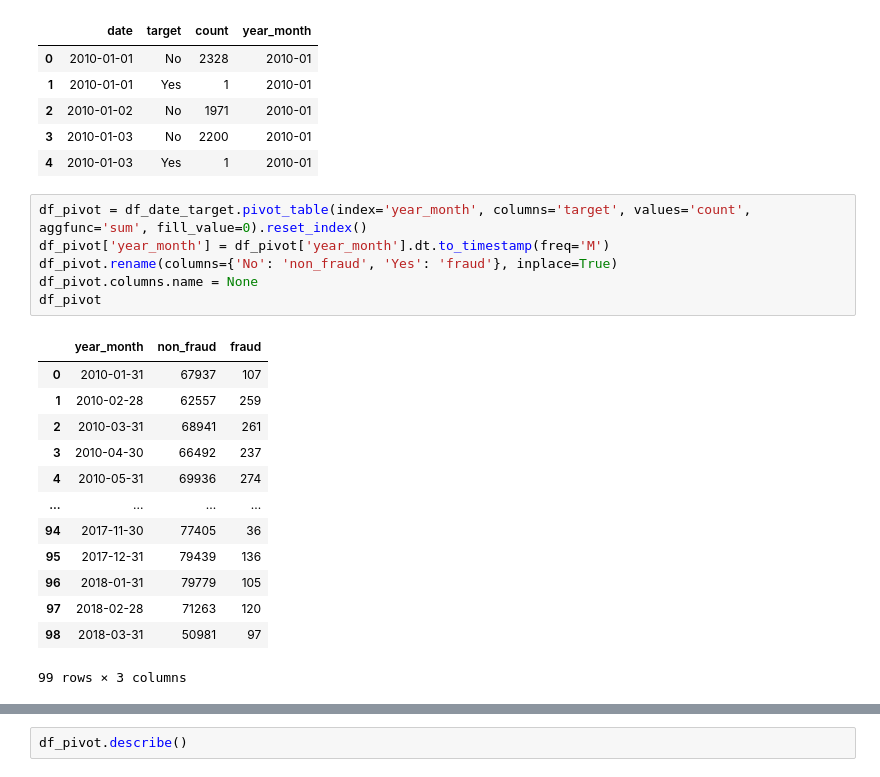
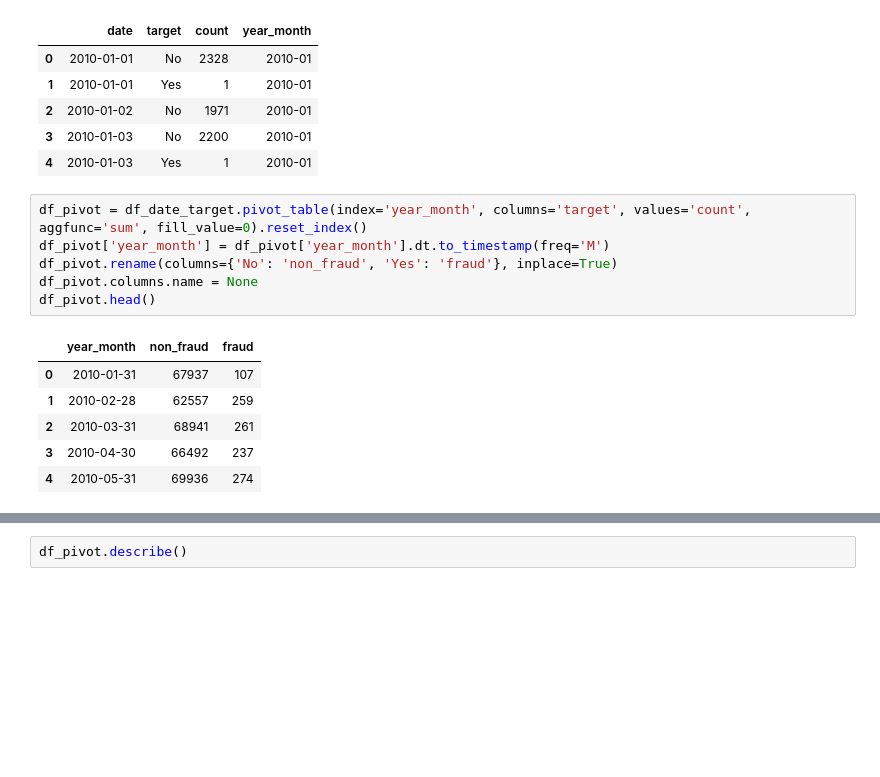
Before and after one commit to Angelicogfa/tcc_mba_datascience_analytics_usp_esalq, a Jupyter notebook: analise_fraude.ipynb, the cells around one changed output, grey strips where cells are left out. Saved outputs shown, nothing was run; the diff lists cells and outputs as text; blank space fills up the shorter version.

```diff
--- a/analise_fraude.ipynb
+++ b/analise_fraude.ipynb
@@ -416,22 +458,15 @@ df_date_target.head()
 # %%
 df_pivot = df_date_target.pivot_table(index='year_month', columns='target', values='count', aggfunc='sum', fill_value=0).reset_index()
 df_pivot['year_month'] = df_pivot['year_month'].dt.to_timestamp(freq='M')
 df_pivot.rename(columns={'No': 'non_fraud', 'Yes': 'fraud'}, inplace=True)
 df_pivot.columns.name = None
-df_pivot
+df_pivot.head()
 # %% [output]
 |  | year_month | non_fraud | fraud |
 | 0 | 2010-01-31 | 67937 | 107 |
 | 1 | 2010-02-28 | 62557 | 259 |
 | 2 | 2010-03-31 | 68941 | 261 |
 | 3 | 2010-04-30 | 66492 | 237 |
 | 4 | 2010-05-31 | 69936 | 274 |
-| ... | ... | ... | ... |
-| 94 | 2017-11-30 | 77405 | 36 |
-| 95 | 2017-12-31 | 79439 | 136 |
-| 96 | 2018-01-31 | 79779 | 105 |
-| 97 | 2018-02-28 | 71263 | 120 |
-| 98 | 2018-03-31 | 50981 | 97 |
-99 rows × 3 columns
 # %%
 plt.figure(figsize=(15,6))
```
Also changed, not shown: parts of 17 cells of this notebook.
